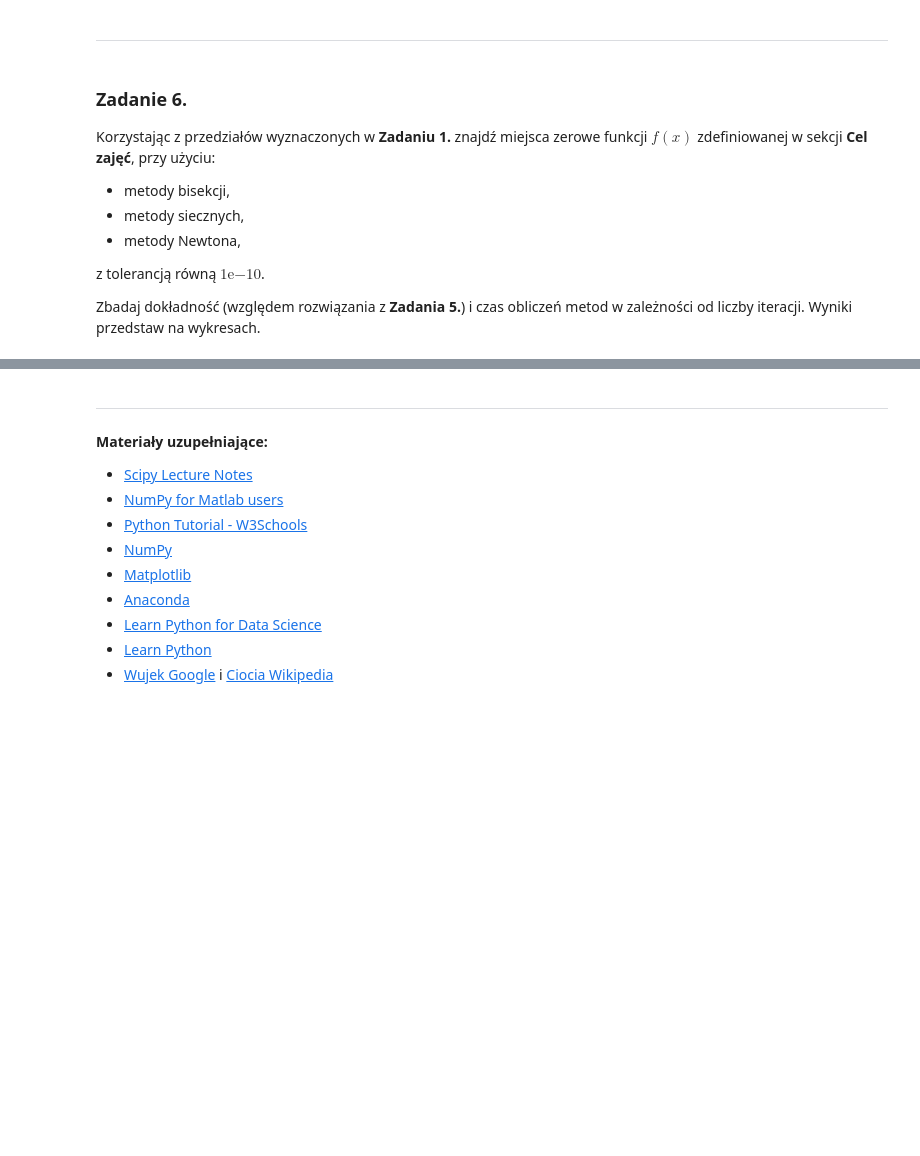
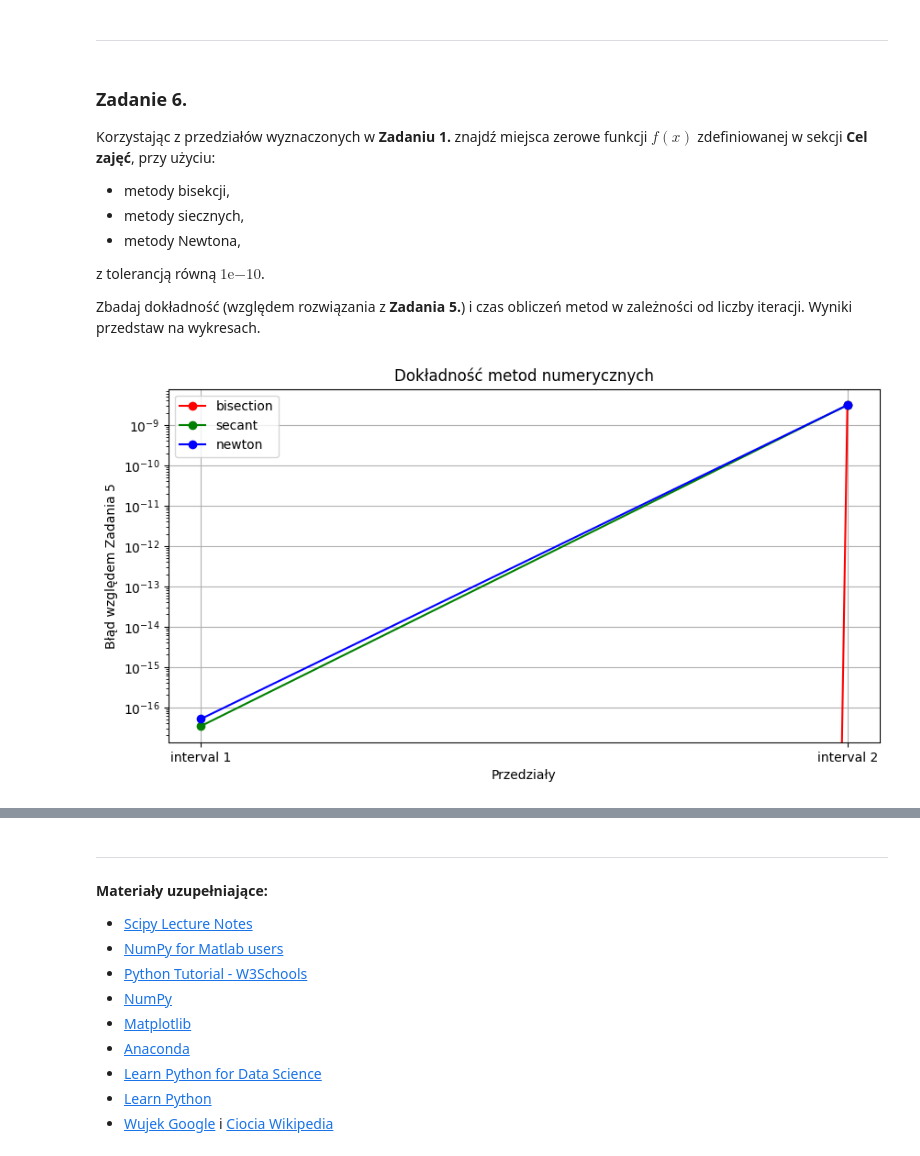
Before and after one commit to MN-KJ-2025/lab8-nieliniowe-NL920, a Jupyter notebook: sprawozdanie.ipynb, the cells around one changed output, grey strips where cells are left out. Saved outputs shown, nothing was run; the diff lists cells and outputs as text; code cells hidden in the pictures; blank space fills up the shorter version.

```diff
--- a/sprawozdanie.ipynb
+++ b/sprawozdanie.ipynb
@@ -200,0 +198,91 @@ from main import bisection, secant, newton
+# %%
+# ===== Twoja implementacja tutaj =====
+import time
+import numpy as np
+import matplotlib.pyplot as plt
+import main
+
+# --- Funkcja i jej pochodne ---
+func = main.func
+dfunc = main.dfunc
+ddfunc = main.ddfunc
+
+# --- Przedziały z Zadania 1 ---
+intervals = [(-0.5, 0.5), (0.5, 1)]
+
+epsilon = 1e-10
+max_iters = 200
+
+# --- Poprawne rozwiązania z Zadania 5 ---
+true_roots = np.array([-0.0, 0.91656258])
+
+# --- Wyniki do przechowania ---
+results = {
+    'bisection': {'roots': [], 'times': []},
+    'secant': {'roots': [], 'times': []},
+    'newton': {'roots': [], 'times': []},
+}
+
+# --- Bisection ---
+for a, b in intervals:
+    start = time.perf_counter()
+    root, iters = main.bisection(a, b, func, epsilon, max_iters)
+    end = time.perf_counter()
+    results['bisection']['roots'].append(root)
+    results['bisection']['times'].append(end - start)
+
+# --- Secant ---
+for a, b in intervals:
+    start = time.perf_counter()
+    root, iters = main.secant(a, b, func, epsilon, max_iters)
+    end = time.perf_counter()
+    results['secant']['roots'].append(root)
+    results['secant']['times'].append(end - start)
+
+# --- Newton ---
+for a, b in intervals:
+    start = time.perf_counter()
+    root, iters = main.newton(func, dfunc, ddfunc, a, b, epsilon, max_iters)
+    end = time.perf_counter()
+    results['newton']['roots'].append(root)
+    results['newton']['times'].append(end - start)
+
+# --- Dokładność względem true_roots ---
+def compute_accuracy(roots, true_roots):
+    return [abs(r - t) for r, t in zip(roots, true_roots)]
+
+accuracy = {
+    method: compute_accuracy(data['roots'], true_roots)
+    for method, data in results.items()
+}
+
+# --- Wykresy ---
+methods = ['bisection', 'secant', 'newton']
+colors = ['r', 'g', 'b']
+
+# Dokładność
+plt.figure(figsize=(10,5))
+for method, color in zip(methods, colors):
+    plt.plot(range(len(intervals)), accuracy[method], marker='o', color=color, label=method)
+plt.xticks(range(len(intervals)), [f'interval {i+1}' for i in range(len(intervals))])
+plt.yscale('log')
+plt.xlabel('Przedziały')
+plt.ylabel('Błąd względem Zadania 5')
+plt.title('Dokładność metod numerycznych')
+plt.legend()
+plt.grid(True)
+plt.show()
+
+# Czas obliczeń
+plt.figure(figsize=(10,5))
+for method, color in zip(methods, colors):
+    plt.plot(range(len(intervals)), results[method]['times'], marker='o', color=color, label=method)
+plt.xticks(range(len(intervals)), [f'interval {i+1}' for i in range(len(intervals))])
+plt.xlabel('Przedziały')
+plt.ylabel('Czas wykonania [s]')
+plt.title('Czas wykonania metod numerycznych')
+plt.legend()
+plt.grid(True)
+plt.show()
+# %% [output]
+[figure, added]
```
Also changed, not shown: parts of 2 cells of this notebook.
